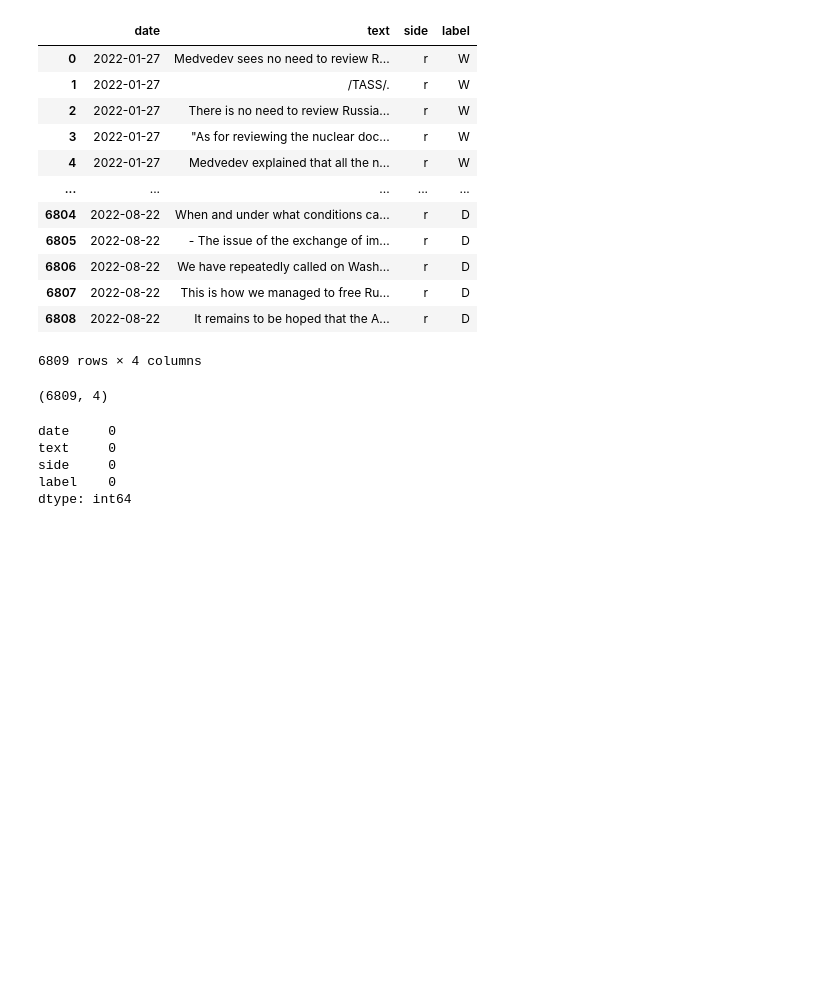
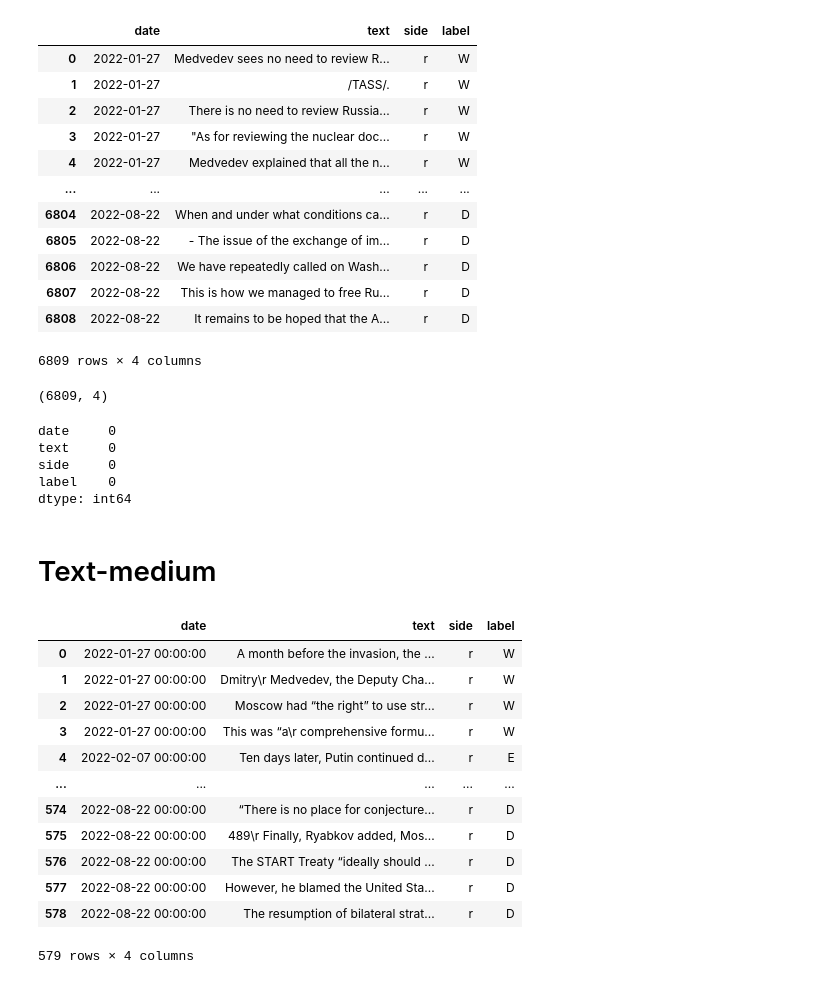
Before and after one commit to romansvintitskyy/russian-nuclear-threat-estimator, a Jupyter notebook: data_preprocessing.ipynb, the cells around one changed output. Saved outputs shown, nothing was run; the diff lists cells and outputs as text; code cells hidden in the pictures; blank space fills up the shorter version.

Commit message:
generated datasets for text, text-medium, text-short

```diff
--- a/data_preprocessing.ipynb
+++ b/data_preprocessing.ipynb
@@ -473,3 +455,5 @@ text     0
 side     0
 label    0
 dtype: int64
+# %% [markdown]
+# Text-medium
@@ -475,0 +482,17 @@ dtype: int64
+# %%
+checking_df_med = pd.read_csv('datasets/dataset-medium.csv', lineterminator='\n')
+checking_df_med
+# %% [output]
+|  | date | text | side | label |
+| 0 | 2022-01-27 00:00:00 | A month before the invasion, the ... | r | W |
+| 1 | 2022-01-27 00:00:00 | Dmitry\r Medvedev, the Deputy Cha... | r | W |
+| 2 | 2022-01-27 00:00:00 | Moscow had “the right” to use str... | r | W |
+| 3 | 2022-01-27 00:00:00 | This was “a\r comprehensive formu... | r | W |
+| 4 | 2022-02-07 00:00:00 | Ten days later, Putin continued d... | r | E |
+| ... | ... | ... | ... | ... |
+| 574 | 2022-08-22 00:00:00 | “There is no place for conjecture... | r | D |
+| 575 | 2022-08-22 00:00:00 | 489\r Finally, Ryabkov added, Mos... | r | D |
+| 576 | 2022-08-22 00:00:00 | The START Treaty “ideally should ... | r | D |
+| 577 | 2022-08-22 00:00:00 | However, he blamed the United Sta... | r | D |
+| 578 | 2022-08-22 00:00:00 | The resumption of bilateral strat... | r | D |
+579 rows × 4 columns
```
Also changed, not shown: parts of 13 cells of this notebook, 3 other files.
